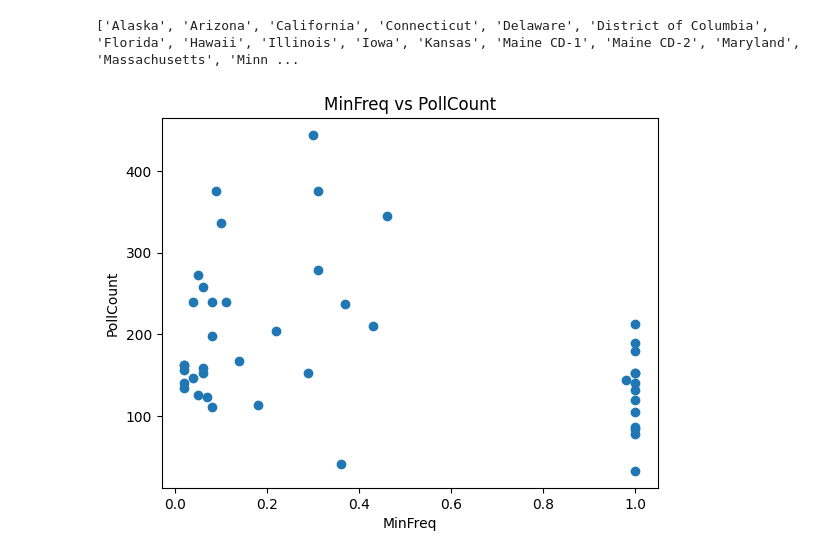
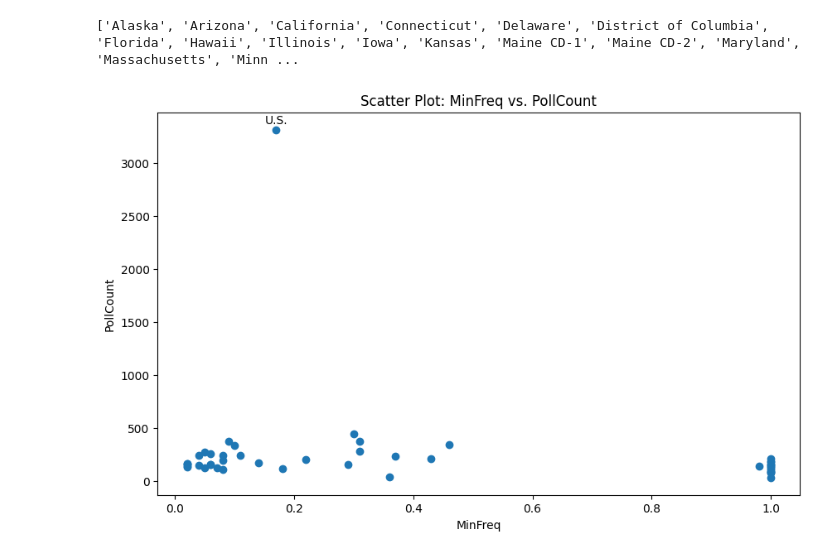
Before and after one commit to keyurshah710/Python-graphing-and-statistical-Analysis., a Jupyter notebook: Election_poll.ipynb, the cells around one changed output. Drawn from its saved outputs; the diff is of its cells as text; code cells hidden in the pictures.

```diff
--- a/Election_poll.ipynb
+++ b/Election_poll.ipynb
@@ -208,6 +208,19 @@ print(state_list)
 # %%
 #16. Create a scatter plot with x set to MinFreq and y to PollCount.
 
 #Note that the PollCount for the national polls is an outlier, with well over a 1,OOO polls.
+# Scatter plot for MinFreq vs. PollCount
+plt.figure(figsize=(10, 6))
+plt.scatter(polls_by_state['MinFreq'], polls_by_state['PollCount'])
+
+# Annotate the outlier (national polls)
+national_polls = polls_by_state[polls_by_state['PollCount'] > 1000]
+for state, freq, count in zip(national_polls.index, national_polls['MinFreq'], national_polls['PollCount']):
+    plt.annotate(state, (freq, count), textcoords="offset points", xytext=(0, 5), ha='center')
+
+plt.xlabel('MinFreq')
+plt.ylabel('PollCount')
+plt.title('Scatter Plot: MinFreq vs. PollCount')
+plt.show()
 # %% [output]
-[figure, old version]
+[figure, new version]
```
Also changed, not shown: parts of 19 cells of this notebook.
